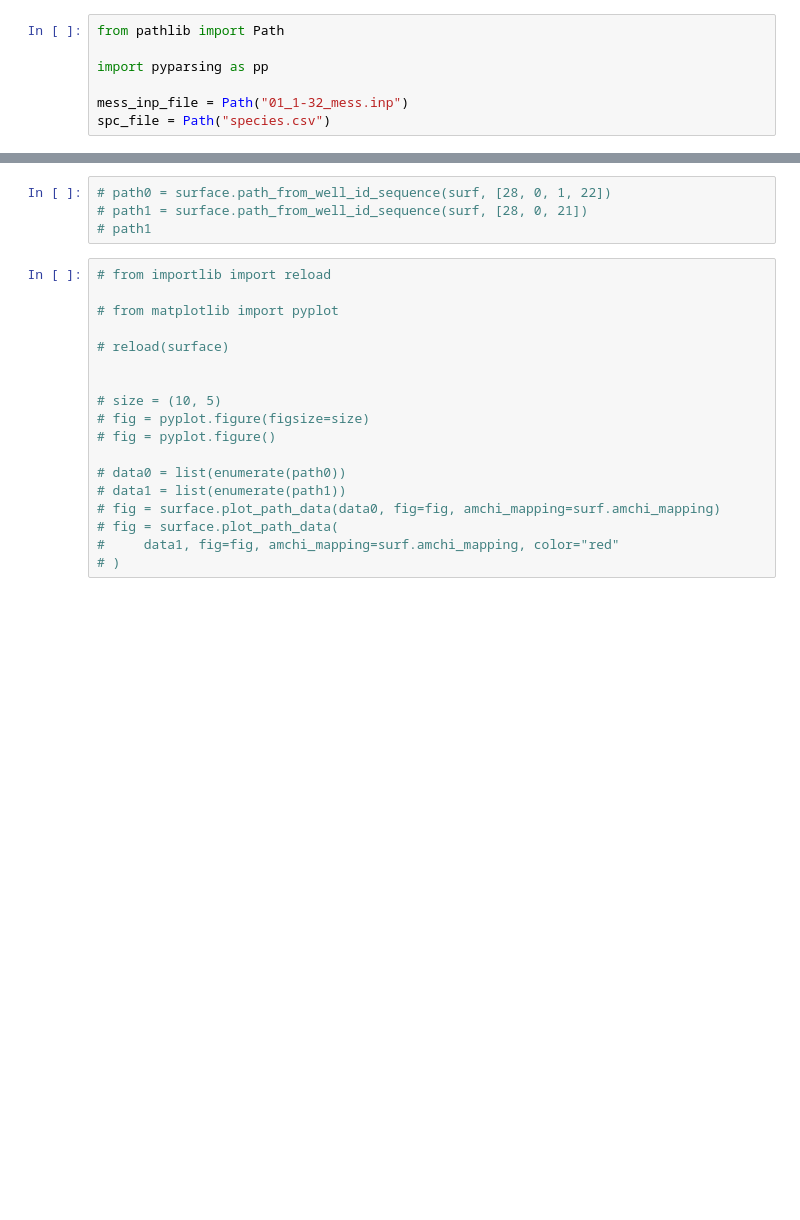
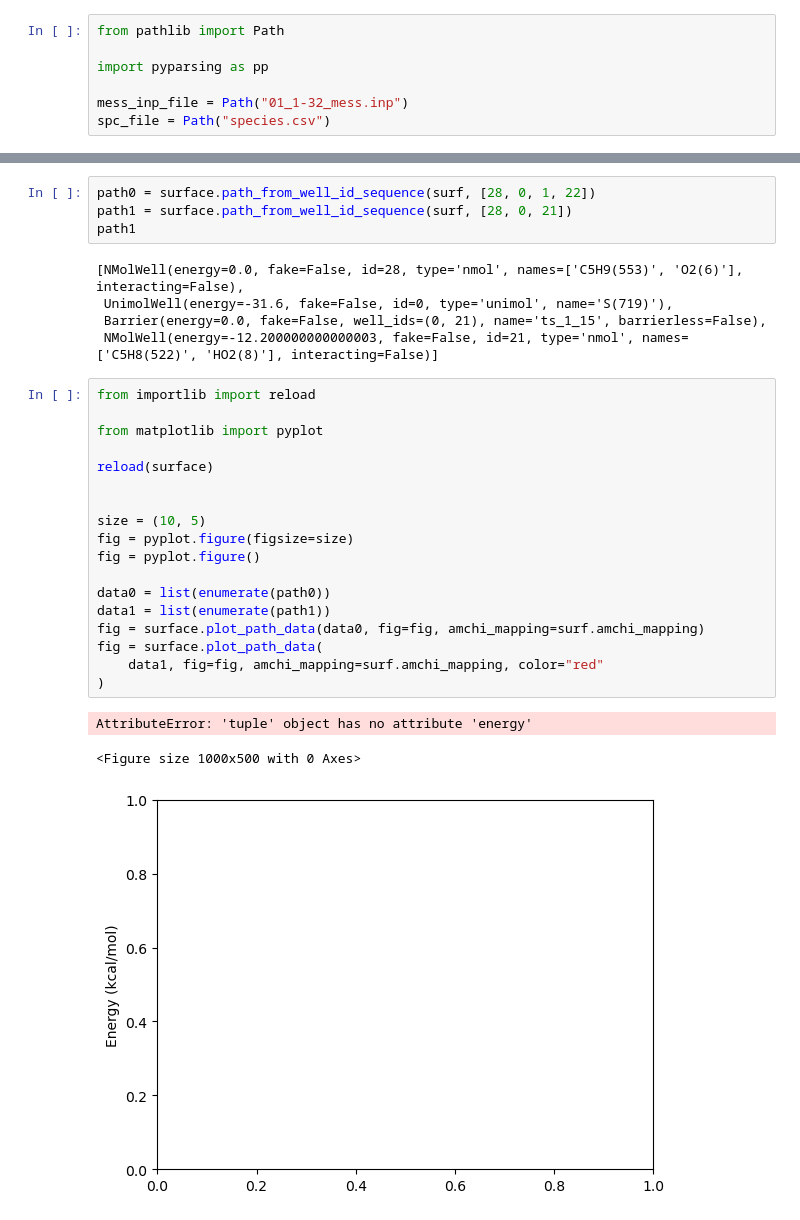
Before and after one commit to avcopan/mess-io-proto, a Jupyter notebook: examples/D_r-o2_0a_v1/plot.ipynb, the cells around one changed output, grey strips where cells are left out. Drawn from its saved outputs; the diff is of its cells as text; blank space fills up the shorter version.

```diff
--- a/examples/D_r-o2_0a_v1/plot.ipynb
+++ b/examples/D_r-o2_0a_v1/plot.ipynb
@@ -34,22 +29,31 @@ surface.plot_connected_paths(
 # %%
-# path0 = surface.path_from_well_id_sequence(surf, [28, 0, 1, 22])
-# path1 = surface.path_from_well_id_sequence(surf, [28, 0, 21])
-# path1
+path0 = surface.path_from_well_id_sequence(surf, [28, 0, 1, 22])
+path1 = surface.path_from_well_id_sequence(surf, [28, 0, 21])
+path1
+# %% [output]
+[NMolWell(energy=0.0, fake=False, id=28, type='nmol', names=['C5H9(553)', 'O2(6)'], interacting=False),
+ UnimolWell(energy=-31.6, fake=False, id=0, type='unimol', name='S(719)'),
+ Barrier(energy=0.0, fake=False, well_ids=(0, 21), name='ts_1_15', barrierless=False),
+ NMolWell(energy=-12.200000000000003, fake=False, id=21, type='nmol', names=['C5H8(522)', 'HO2(8)'], interacting=False)]
 # %%
-# from importlib import reload
+from importlib import reload
 
-# from matplotlib import pyplot
+from matplotlib import pyplot
 
-# reload(surface)
+reload(surface)
 
 
-# size = (10, 5)
-# fig = pyplot.figure(figsize=size)
-# fig = pyplot.figure()
+size = (10, 5)
+fig = pyplot.figure(figsize=size)
+fig = pyplot.figure()
 
-# data0 = list(enumerate(path0))
-# data1 = list(enumerate(path1))
-# fig = surface.plot_path_data(data0, fig=fig, amchi_mapping=surf.amchi_mapping)
-# fig = surface.plot_path_data(
-#     data1, fig=fig, amchi_mapping=surf.amchi_mapping, color="red"
-# )
+data0 = list(enumerate(path0))
+data1 = list(enumerate(path1))
+fig = surface.plot_path_data(data0, fig=fig, amchi_mapping=surf.amchi_mapping)
+fig = surface.plot_path_data(
+    data1, fig=fig, amchi_mapping=surf.amchi_mapping, color="red"
+)
+# %% [output]
+AttributeError: 'tuple' object has no attribute 'energy'
+<Figure size 1000x500 with 0 Axes>
+[figure, added]
```
Also changed, not shown: parts of 2 cells of this notebook, 1 other file.
